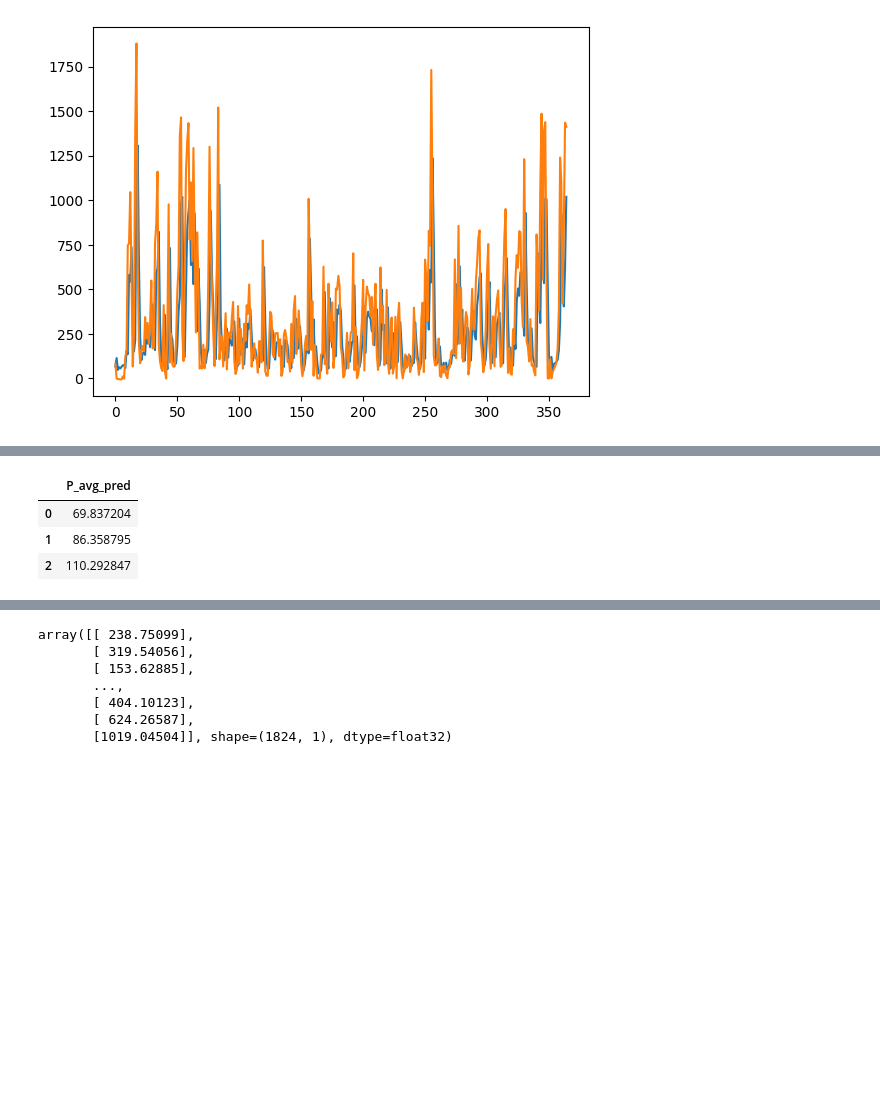
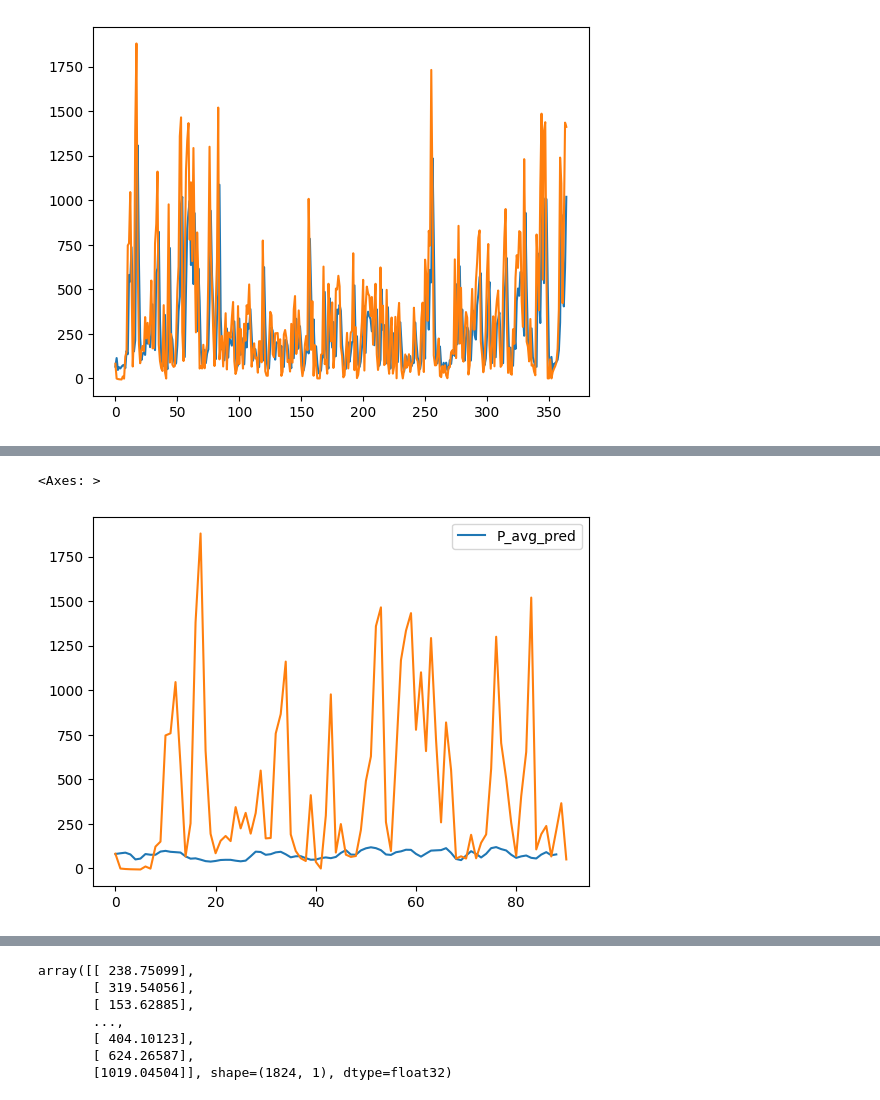
Before and after one commit to glopezcafaggi/engie_api, a Jupyter notebook: ml/dailymodel.ipynb, the cells around one changed output, grey strips where cells are left out. Cells and saved outputs as stored; diff of their text form; code cells hidden in the pictures; blank space fills up the shorter version.

```diff
--- a/ml/dailymodel.ipynb
+++ b/ml/dailymodel.ipynb
@@ -174,5 +174,6 @@ def plot_predictions(model, X, y):
 from utils.model_utils import predict
 model = load_model('models/model1.keras')
 # %%
-predict(data.head(), model).head()
+predict(data.loc[1483228800 : 1483228800 + 60*60*24*90], model).plot()
+(data.loc[1483228800 :  1483228800 + 60*60*24*90,'P_avg']).reset_index(drop=1).plot()
 # %% [output]
@@ -180,4 +181,2 @@ predict(data.head(), model).head()
-|  | P_avg_pred |
-| 0 | 69.837204 |
-| 1 | 86.358795 |
-| 2 | 110.292847 |
+<Axes: >
+[figure, added]
```
Also changed, not shown: parts of 2 cells of this notebook, 2 other files.
